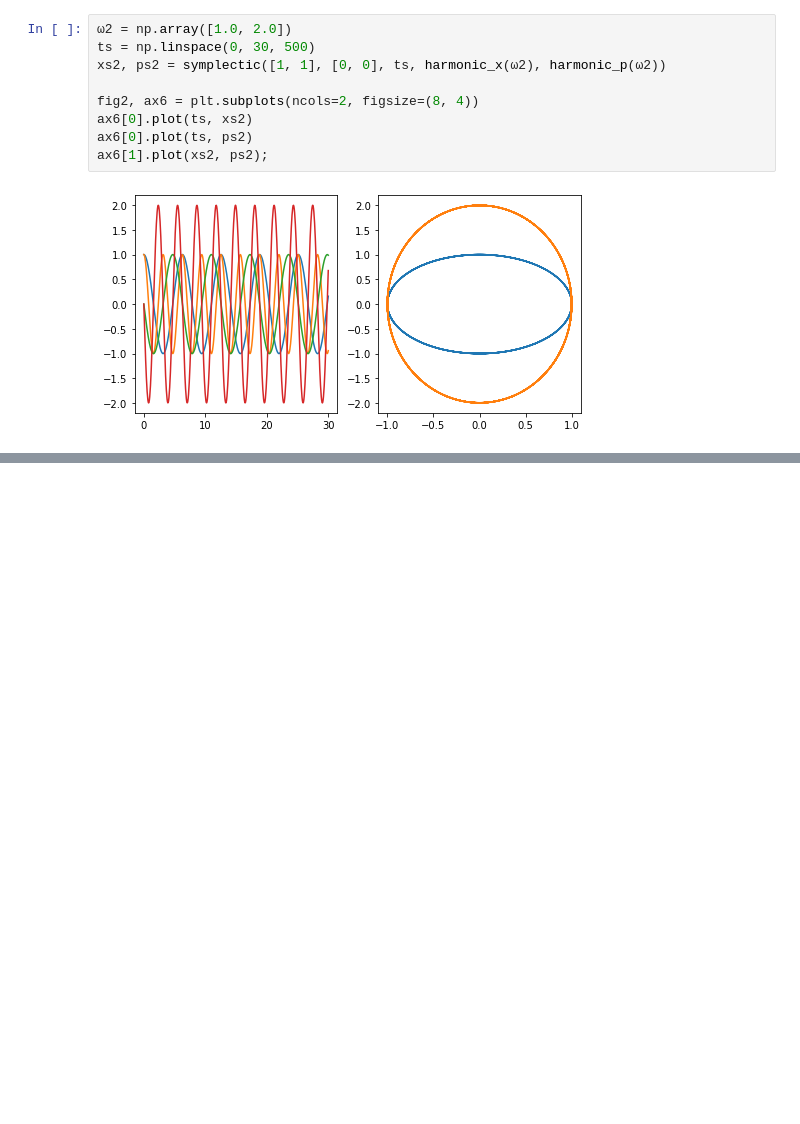
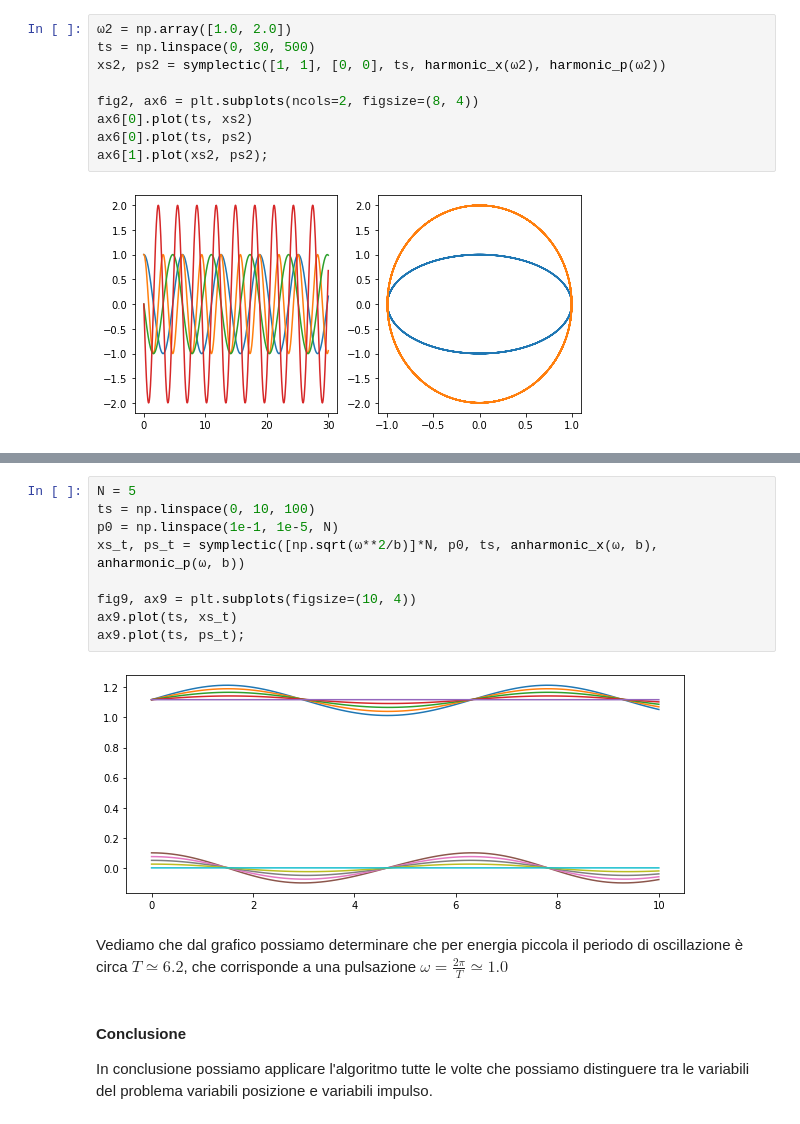
Before and after one commit to mauroriccardi/physics_club, a Jupyter notebook: Physics Club - Integrazione numerica - integratore simplettico.ipynb, the cells around one changed output, grey strips where cells are left out. Saved outputs shown, nothing was run; the diff lists cells and outputs as text; blank space fills up the shorter version.

```diff
--- a/Physics Club - Integrazione numerica - integratore simplettico.ipynb
+++ b/Physics Club - Integrazione numerica - integratore simplettico.ipynb
@@ -396,3 +474,20 @@ ax7[1].axvline(0, color='grey', alpha=0.3)
+# %%
+N = 5
+ts = np.linspace(0, 10, 100)
+p0 = np.linspace(1e-1, 1e-5, N)
+xs_t, ps_t = symplectic([np.sqrt(ω**2/b)]*N, p0, ts, anharmonic_x(ω, b), anharmonic_p(ω, b))
+
+fig9, ax9 = plt.subplots(figsize=(10, 4))
+ax9.plot(ts, xs_t)
+ax9.plot(ts, ps_t);
+# %% [output]
+[figure, added]
+# %% [markdown]
+Vediamo che dal grafico possiamo determinare che per energia piccola il periodo di oscillazione è circa $T\simeq 6.2$, che corrisponde a una pulsazione $\omega = \frac{2\pi}{T} \simeq 1.0$
+# %% [markdown]
+#### Conclusione
+
+In conclusione possiamo applicare l'algoritmo tutte le volte che possiamo distinguere tra le variabili del problema variabili posizione e variabili impulso.
 # %% [markdown]
 ---
 
```
Also changed, not shown: parts of 7 cells of this notebook, 1 other file.
